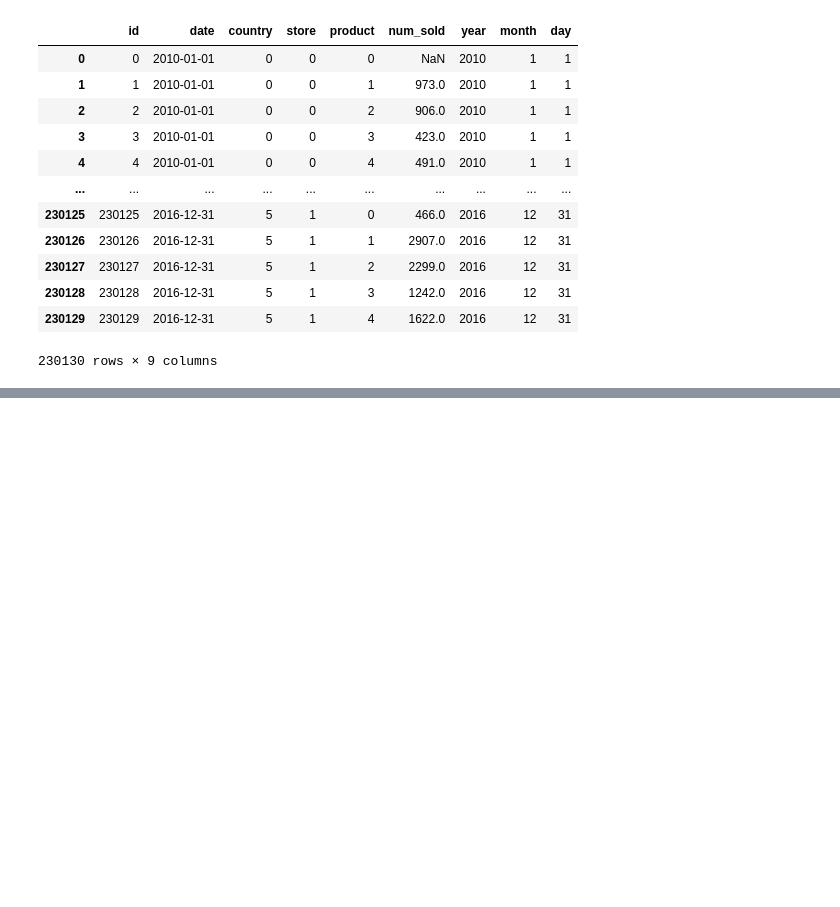
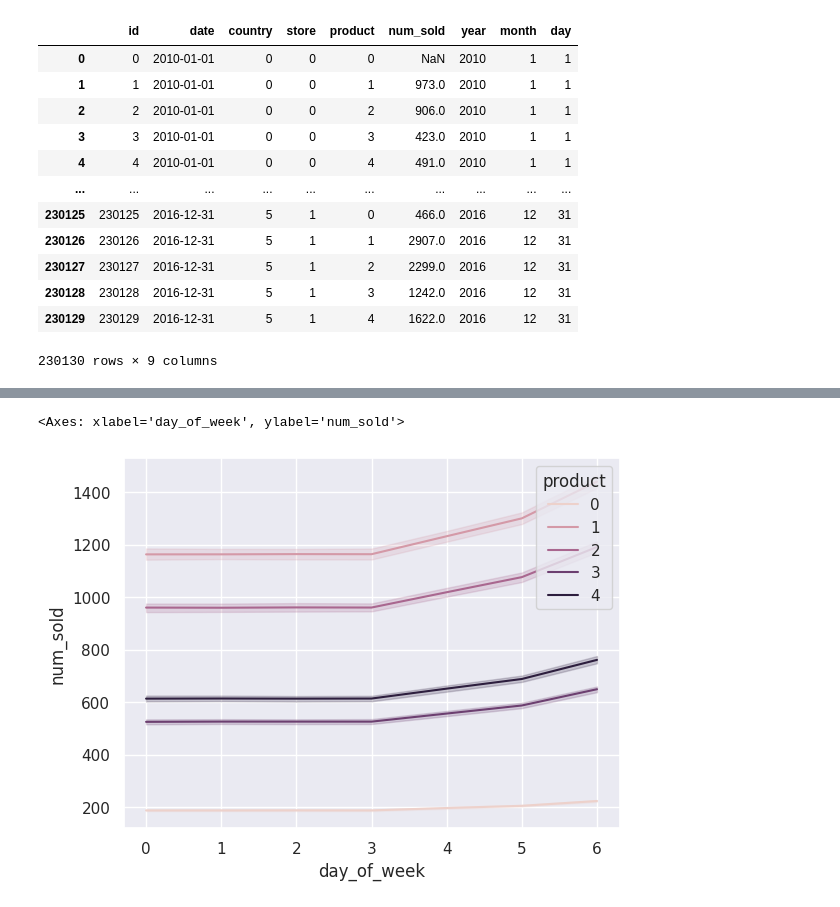
Before and after one commit to pawara101/Kaggle-competitions-by-pawara101, a Jupyter notebook: notebookcacc229a9c.ipynb, the cells around one changed output, grey strips where cells are left out. Saved outputs shown, nothing was run; the diff lists cells and outputs as text; code cells hidden in the pictures; blank space fills up the shorter version.

```diff
--- a/notebookcacc229a9c.ipynb
+++ b/notebookcacc229a9c.ipynb
@@ -367,0 +430,4 @@ test_1_df.isna()
+# %%
+train_preprocess['date'] = pd.to_datetime(train_preprocess['date'].to_list())
+# %%
+train_preprocess['day_of_week'] = train_preprocess["date"].dt.dayofweek
@@ -367,0 +470,7 @@ test_1_df.isna()
+# %%
+sns.set_theme()
+# plt.(train_preprocess['day_of_week'],train_preprocess['num_sold'],bins=5)
+sns.lineplot(x="day_of_week", y="num_sold",hue="product", data=train_preprocess)
+# %% [output]
+<Axes: xlabel='day_of_week', ylabel='num_sold'>
+[figure, added]
```
Also changed, not shown: parts of 52 cells of this notebook.
